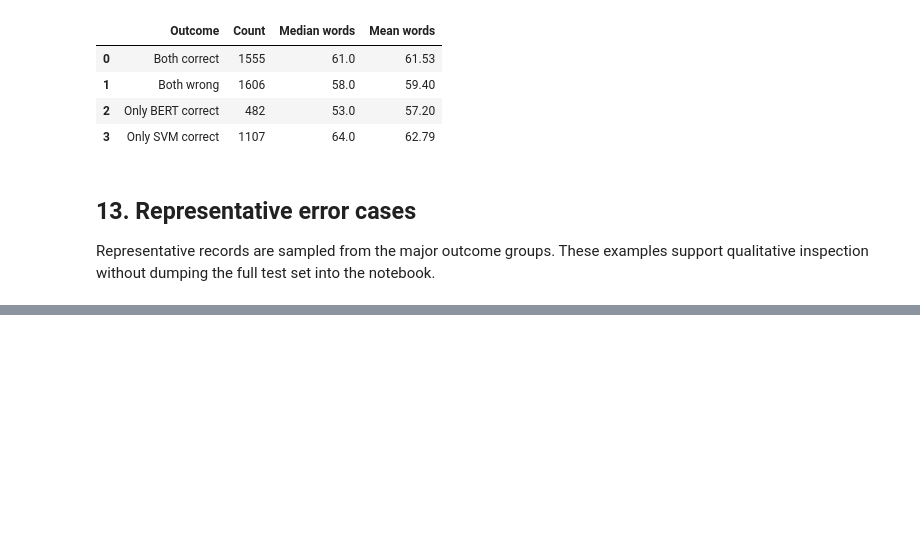
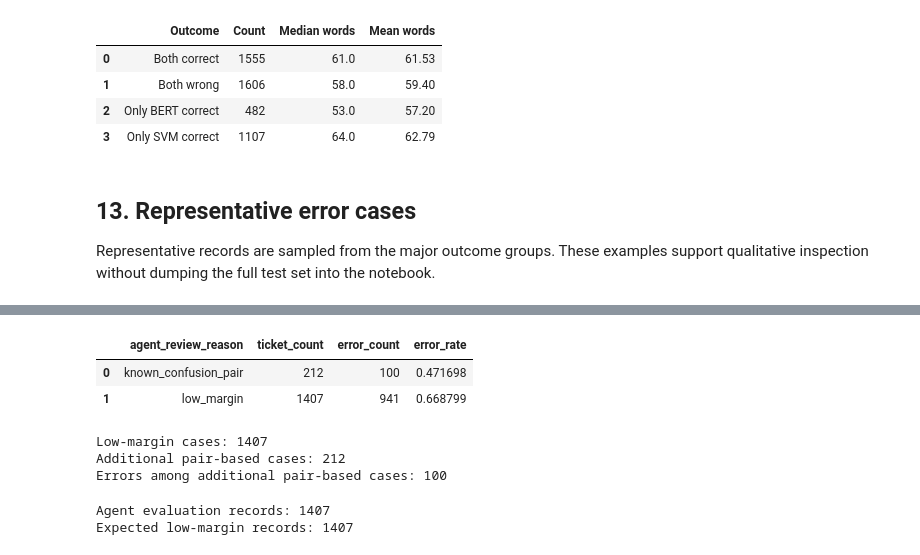
Before and after one commit to OlhaZahrebelna/Intelligent-Support-Ticket-Router-using-NLP, a Jupyter notebook: notebook/04_Test_Error_Analysis.ipynb, the cells around one changed output, grey strips where cells are left out. Saved outputs shown, nothing was run; the diff lists cells and outputs as text; code cells hidden in the pictures; blank space fills up the shorter version.

```diff
--- a/notebook/04_Test_Error_Analysis.ipynb
+++ b/notebook/04_Test_Error_Analysis.ipynb
@@ -1041,0 +1168,61 @@ display(
+# %%
+review_reason_summary = (
+    merge_df.loc[merge_df["use_agent"]]
+    .groupby("agent_review_reason")
+    .agg(
+        ticket_count=("record_id", "size"),
+        error_count=(
+            "svm_correct",
+            lambda values: (~values).sum(),
+        ),
+        error_rate=(
+            "svm_correct",
+            lambda values: (~values).mean(),
+        ),
+    )
+    .reset_index()
+)
+
+display(review_reason_summary)
+# %% [output]
+|  | agent_review_reason | ticket_count | error_count | error_rate |
+| 0 | known_confusion_pair | 212 | 100 | 0.471698 |
+| 1 | low_margin | 1407 | 941 | 0.668799 |
+# %%
+low_margin_only = (
+    merge_df["svm_margin"]
+    < DEFAULT_MARGIN_THRESHOLD
+)
+
+pair_fallback_only = (
+    ~low_margin_only
+    & merge_df["known_ambiguous_pair"]
+    & (
+        merge_df["svm_margin"]
+        < AMBIGUOUS_PAIR_THRESHOLD
+    )
+)
+
+print(
+    "Low-margin cases:",
+    int(low_margin_only.sum()),
+)
+
+print(
+    "Additional pair-based cases:",
+    int(pair_fallback_only.sum()),
+)
+
+print(
+    "Errors among additional pair-based cases:",
+    int(
+        (
+            pair_fallback_only
+            & ~merge_df["svm_correct"]
+        ).sum()
+    ),
+)
+# %% [output]
+Low-margin cases: 1407
+Additional pair-based cases: 212
+Errors among additional pair-based cases: 100
@@ -1041,0 +1255,9 @@ display(
+# %%
+print("Agent evaluation records:", len(agent_evaluation_df))
+print(
+    "Expected low-margin records:",
+    (merge_df["svm_margin"] < 0.10).sum(),
+)
+# %% [output]
+Agent evaluation records: 1407
+Expected low-margin records: 1407
```
Also changed, not shown: parts of 10 cells of this notebook.
